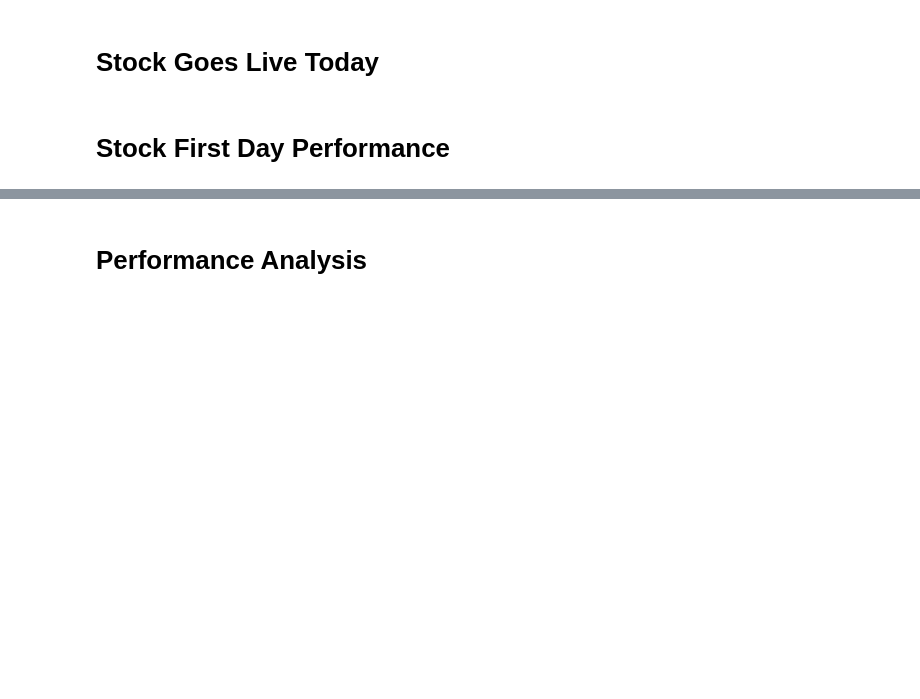
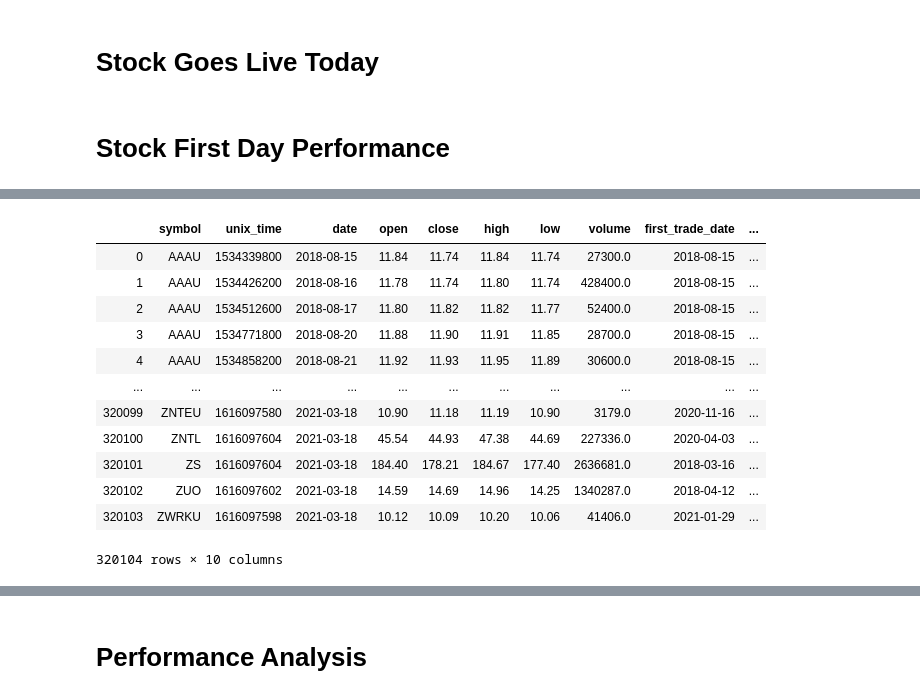
Before and after one commit to admiral810/IPO_tracker, a Jupyter notebook: ipo_analysis.ipynb, the cells around one changed output, grey strips where cells are left out. Saved outputs shown, nothing was run; the diff lists cells and outputs as text; code cells hidden in the pictures; blank space fills up the shorter version.

```diff
--- a/ipo_analysis.ipynb
+++ b/ipo_analysis.ipynb
@@ -322,3 +322,11 @@ if row_count > 0:
         time.sleep(1)
 # %% [markdown]
 # Stock First Day Performance
+# %%
+# pull in the performance table
+connection = engine.connect()
+slq_performance_df = pd.read_sql(f"""
+    SELECT symbol, unix_time, date, open, close, high, low, volume
+    FROM performance
+    """, connection)
+slq_performance_df
@@ -324,0 +347,12 @@ if row_count > 0:
+# %%
+# convert date to datetime datatype
+slq_performance_df['date'] = pd.to_datetime(slq_performance_df['date'], format="%Y/%m/%d")
+# %%
+# get min date to calculate days changed
+min_date_df = slq_performance_df.groupby(by=['symbol']).agg({'date': ['min', 'count']}).reset_index()
+min_date_df = flatten_cols(min_date_df)
+
+# rename columns
+min_date_df.columns = ['symbol', 'first_trade_date', 'perf_rows_count']
+
+min_date_df
@@ -324,0 +373,18 @@ if row_count > 0:
+# %%
+# merge first trade date with sql performance table
+performance_df = slq_performance_df.merge(min_date_df, on="symbol", how="left")
+performance_df
+# %% [output]
+|  | symbol | unix_time | date | open | close | high | low | volume | first_trade_date | ... |
+| 0 | AAAU | 1534339800 | 2018-08-15 | 11.84 | 11.74 | 11.84 | 11.74 | 27300.0 | 2018-08-15 | ... |
+| 1 | AAAU | 1534426200 | 2018-08-16 | 11.78 | 11.74 | 11.80 | 11.74 | 428400.0 | 2018-08-15 | ... |
+| 2 | AAAU | 1534512600 | 2018-08-17 | 11.80 | 11.82 | 11.82 | 11.77 | 52400.0 | 2018-08-15 | ... |
+| 3 | AAAU | 1534771800 | 2018-08-20 | 11.88 | 11.90 | 11.91 | 11.85 | 28700.0 | 2018-08-15 | ... |
+| 4 | AAAU | 1534858200 | 2018-08-21 | 11.92 | 11.93 | 11.95 | 11.89 | 30600.0 | 2018-08-15 | ... |
+| ... | ... | ... | ... | ... | ... | ... | ... | ... | ... | ... |
+| 320099 | ZNTEU | 1616097580 | 2021-03-18 | 10.90 | 11.18 | 11.19 | 10.90 | 3179.0 | 2020-11-16 | ... |
+| 320100 | ZNTL | 1616097604 | 2021-03-18 | 45.54 | 44.93 | 47.38 | 44.69 | 227336.0 | 2020-04-03 | ... |
+| 320101 | ZS | 1616097604 | 2021-03-18 | 184.40 | 178.21 | 184.67 | 177.40 | 2636681.0 | 2018-03-16 | ... |
+| 320102 | ZUO | 1616097602 | 2021-03-18 | 14.59 | 14.69 | 14.96 | 14.25 | 1340287.0 | 2018-04-12 | ... |
+| 320103 | ZWRKU | 1616097598 | 2021-03-18 | 10.12 | 10.09 | 10.20 | 10.06 | 41406.0 | 2021-01-29 | ... |
+320104 rows × 10 columns
```
Also changed, not shown: parts of 4 cells of this notebook, 1 other file.
